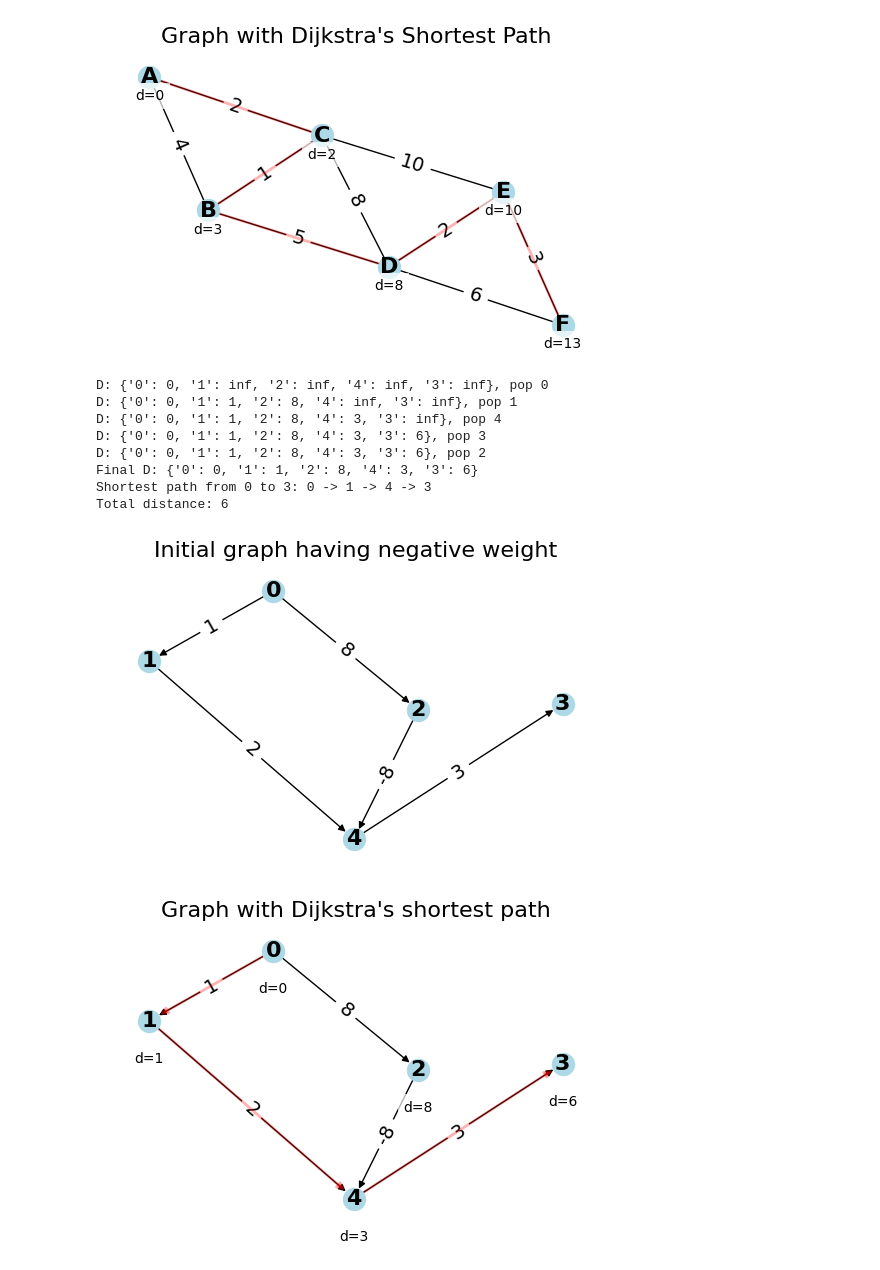
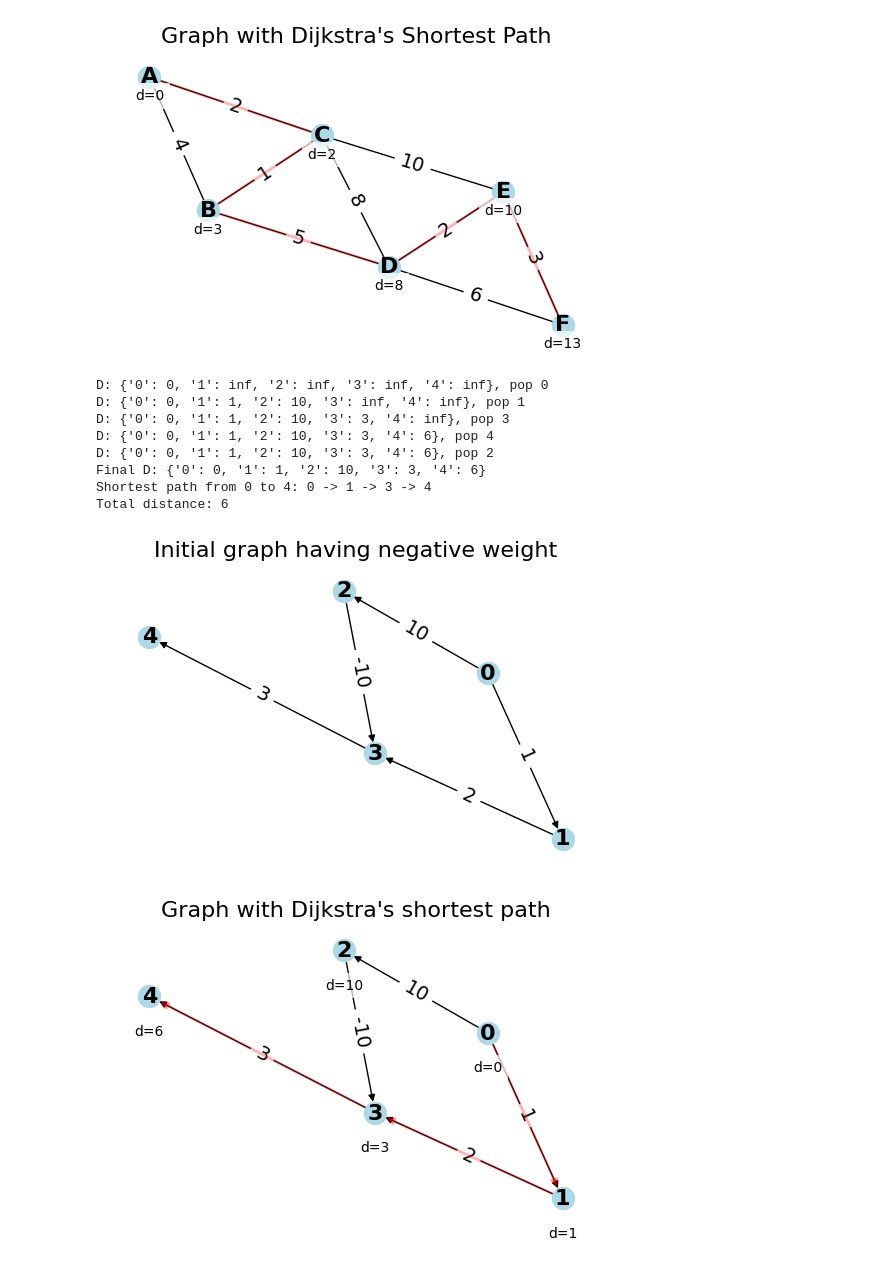
Before and after one commit to jakeoung/teach, a Jupyter notebook: alg/graph_bfs_dijkstra.ipynb, the cells around one changed output. Saved outputs shown, nothing was run; the diff lists cells and outputs as text; code cells hidden in the pictures.

```diff
--- a/alg/graph_bfs_dijkstra.ipynb
+++ b/alg/graph_bfs_dijkstra.ipynb
@@ -217,9 +217,9 @@ if True:
     # graph from [CP4] Figure 4.19
     A='0'; B='1'; C='2'; D='3'; E='4'
     graph = {
-        A: {B: 1, C: 8},
+        A: {B: 1, C: 10},
         B: {D: 2},
-        C: {D: -8},
+        C: {D: -10},
         D: {E: 3},
         E: {}
     }
@@ -238,42 +238,42 @@ else:
     end_node = 'Z'
 
 
 
 # Run Dijkstra's algorithm
 D, P = dijkstra(graph, start_node)
 print("Final D:", D)
 
 # Get the shortest path
 shortest_path = get_path(P, start_node, end_node)
 
 print(f"Shortest path from {start_node} to {end_node}: {' -> '.join(shortest_path)}")
 print(f"Total distance: {D[end_node]}")
 
 # Create a NetworkX graph
 G = nx.DiGraph(graph)
 pos = nx.spring_layout(G)
 
 # for each edge in graph add the weight using nx.set_edge_attributes
 for u, neighbors in graph.items():
     for v, weight in neighbors.items():
         G[u][v]['weight'] = weight
 
 # Draw the initial graph
 draw_graph(G, pos, "Initial graph having negative weight")
 
 # Draw the graph with Dijkstra's shortest path
 draw_graph(G, pos, "Graph with Dijkstra's shortest path", shortest_path, D)
 # %% [output]
-D: {'0': 0, '1': inf, '2': inf, '4': inf, '3': inf}, pop 0
-D: {'0': 0, '1': 1, '2': 8, '4': inf, '3': inf}, pop 1
-D: {'0': 0, '1': 1, '2': 8, '4': 3, '3': inf}, pop 4
-D: {'0': 0, '1': 1, '2': 8, '4': 3, '3': 6}, pop 3
-D: {'0': 0, '1': 1, '2': 8, '4': 3, '3': 6}, pop 2
-Final D: {'0': 0, '1': 1, '2': 8, '4': 3, '3': 6}
-Shortest path from 0 to 3: 0 -> 1 -> 4 -> 3
+D: {'0': 0, '1': inf, '2': inf, '3': inf, '4': inf}, pop 0
+D: {'0': 0, '1': 1, '2': 10, '3': inf, '4': inf}, pop 1
+D: {'0': 0, '1': 1, '2': 10, '3': 3, '4': inf}, pop 3
+D: {'0': 0, '1': 1, '2': 10, '3': 3, '4': 6}, pop 4
+D: {'0': 0, '1': 1, '2': 10, '3': 3, '4': 6}, pop 2
+Final D: {'0': 0, '1': 1, '2': 10, '3': 3, '4': 6}
+Shortest path from 0 to 4: 0 -> 1 -> 3 -> 4
 Total distance: 6
-[figure, old version]
+[figure, new version]
-[figure, old version]
+[figure, new version]
 # %%
 # Run Modified Dijkstra's algorithm
 D, P = modified_dijkstra(graph, start_node)
```
Also changed, not shown: parts of 1 cell of this notebook, 1 other file.
